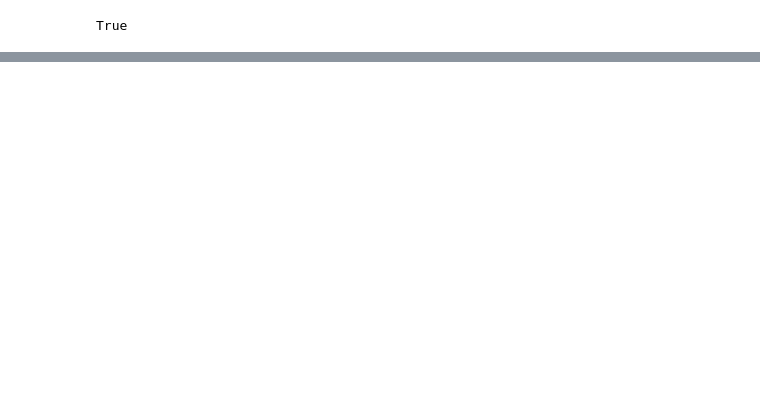
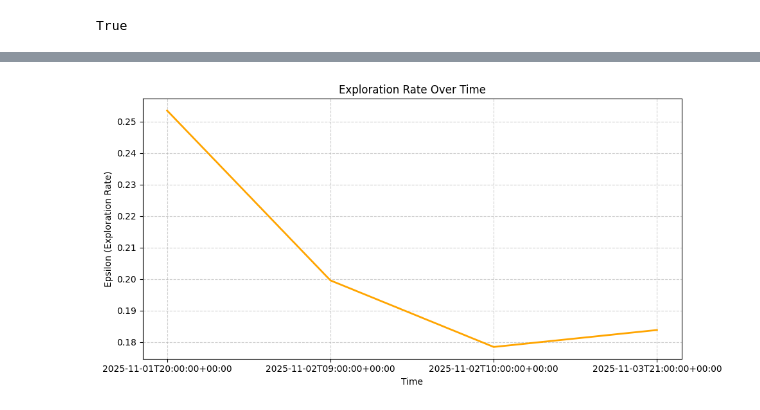
Before and after one commit to nikosga/mlserve.com-notebooks, a Jupyter notebook: notebooks/rl.ipynb, the cells around one changed output, grey strips where cells are left out. Drawn from its saved outputs; the diff is of its cells as text; code cells hidden in the pictures; blank space fills up the shorter version.

```diff
--- a/notebooks/rl.ipynb
+++ b/notebooks/rl.ipynb
@@ -214,0 +307,3 @@ plt.show()
+# %%
+data=client.get_rl_metrics(model_name, model_version, as_dataframe=True)
+data['summary']
@@ -214,0 +313,9 @@ plt.show()
+# %%
+from mlserve_sdk.rl_plots import (plot_epsilon_decay,
+                                    plot_reward_trend,
+                                    plot_policy_selection,
+                                    plot_policy_performance)
+
+plot_epsilon_decay(data["epsilon_series"])
+# %% [output]
+[figure, added]
```
Also changed, not shown: parts of 13 cells of this notebook, 1 other file.
